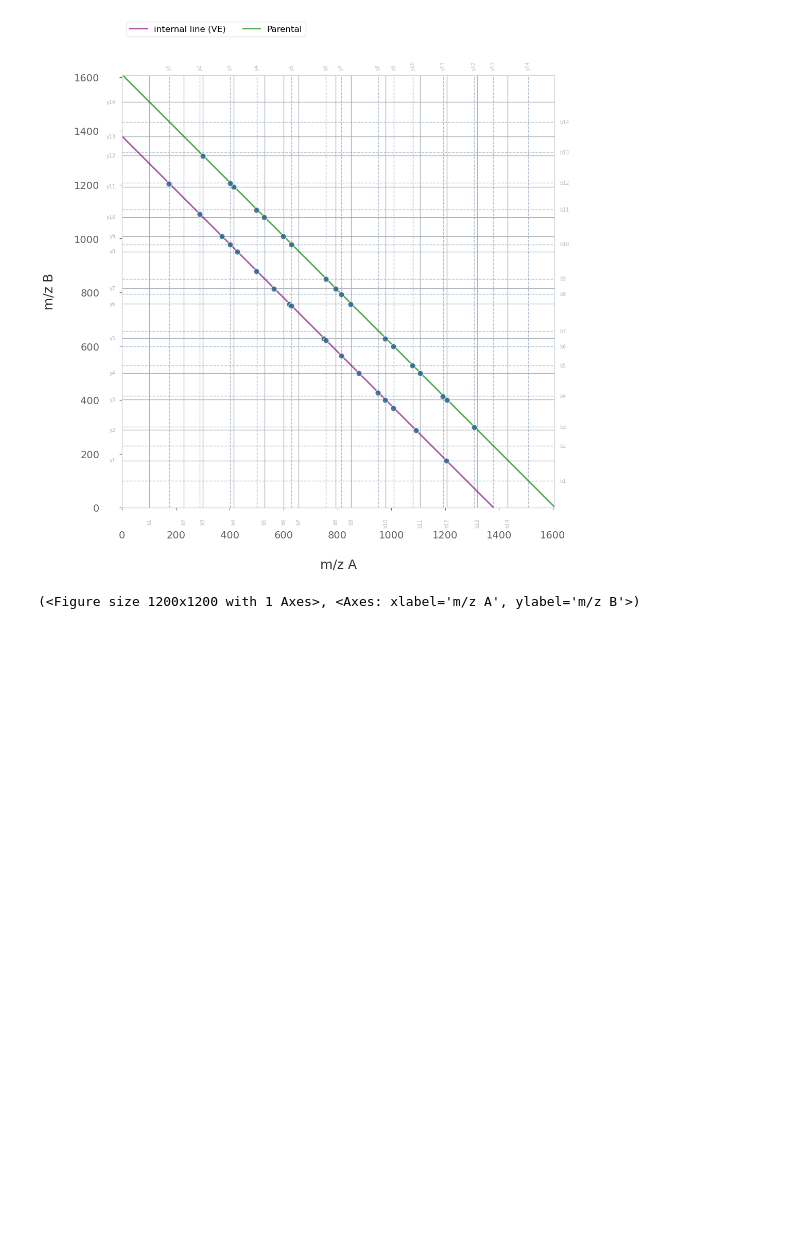
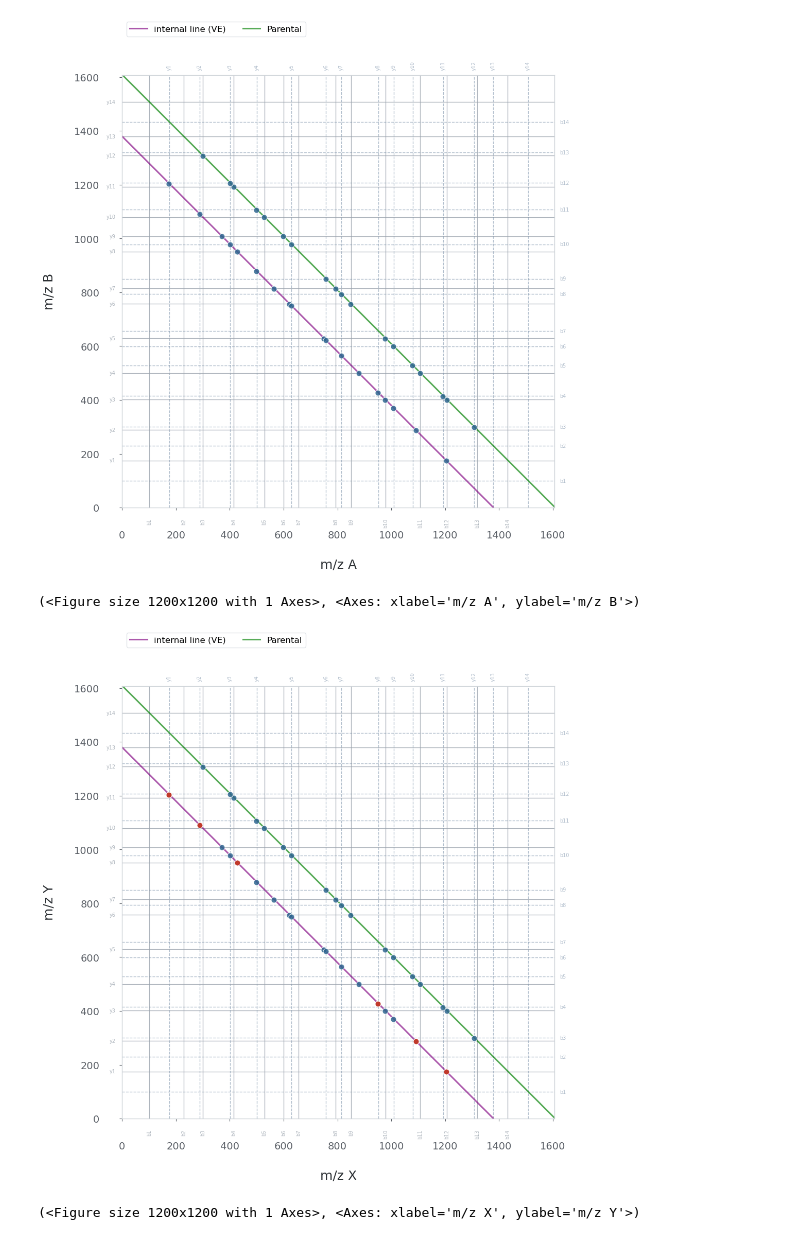
Before and after one commit to Kevinxsn/2D_spec_dict, a Jupyter notebook: paper/ppt.ipynb, the cells around one changed output. Saved outputs shown, nothing was run; the diff lists cells and outputs as text; code cells hidden in the pictures; blank space fills up the shorter version.

```diff
--- a/paper/ppt.ipynb
+++ b/paper/ppt.ipynb
@@ -1640,0 +2112,22 @@ plot_ffc_map_simple_with_line(
+# %%
+exact_lines = [
+    {"slope": -1, "intercept": 1608.869 - 229.112, "color": "purple", "label": "internal line (VE)"},
+    {"slope": -1, "intercept": 1608.869, "color": "green", "label": "Parental"},
+]
+plot_ffc_map_simple_with_line(
+    df_parent_tfcc,
+    mz_a_col="tffc_A",
+    mz_b_col="tffc_B",
+    lines=exact_lines,
+    b_ions=b_ions,
+    y_ions=y_ions,
+    start_from_zero=True,
+    grid_alpha=0.8,
+    grid_label_alpha=0.8,
+    grid_label_fontsize=7,
+    rank_col="Ranking",
+    highlight_ranks=[1, 19, 14],
+)
+# %% [output]
+[figure, added]
+(<Figure size 1200x1200 with 1 Axes>, <Axes: xlabel='m/z X', ylabel='m/z Y'>)
```
Also changed, not shown: parts of 4 cells of this notebook, 14 other files.
